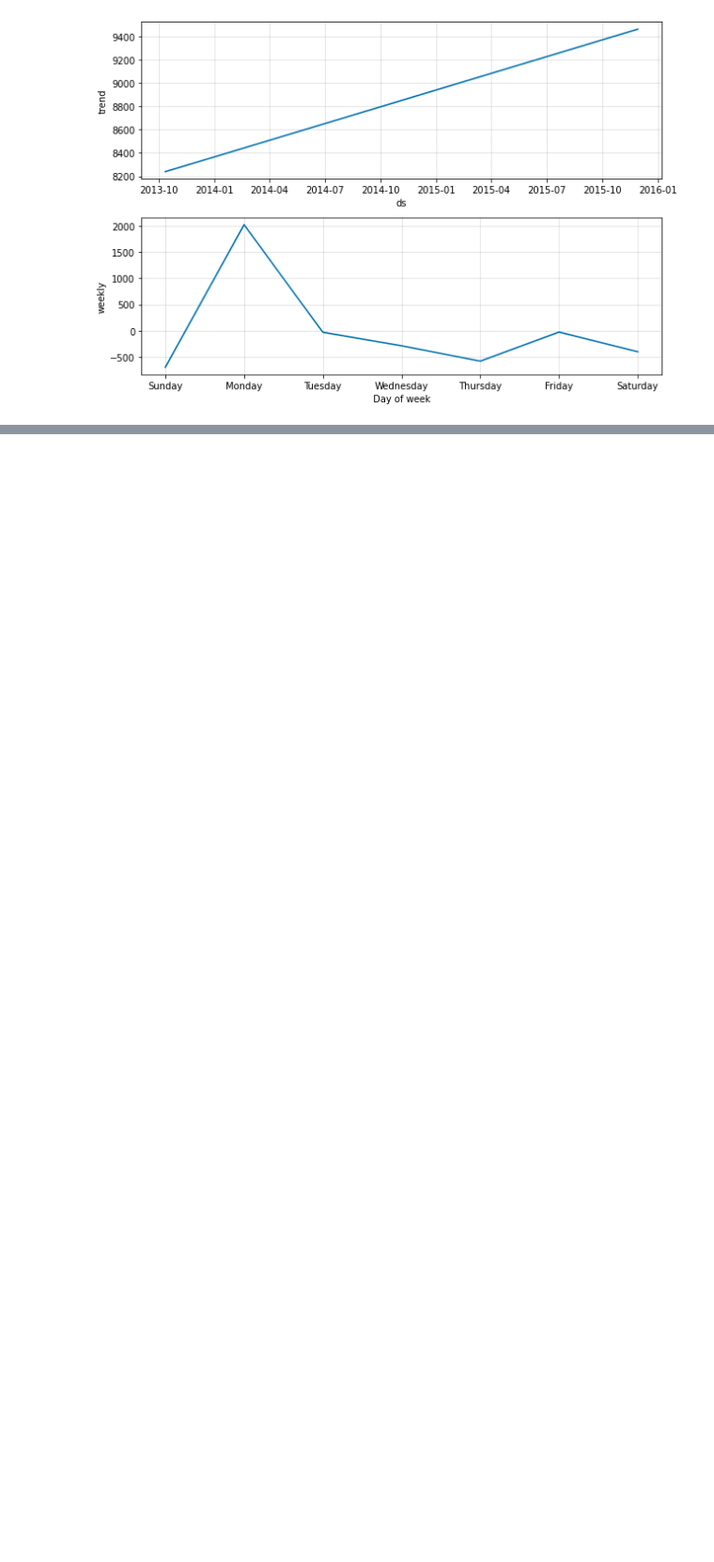
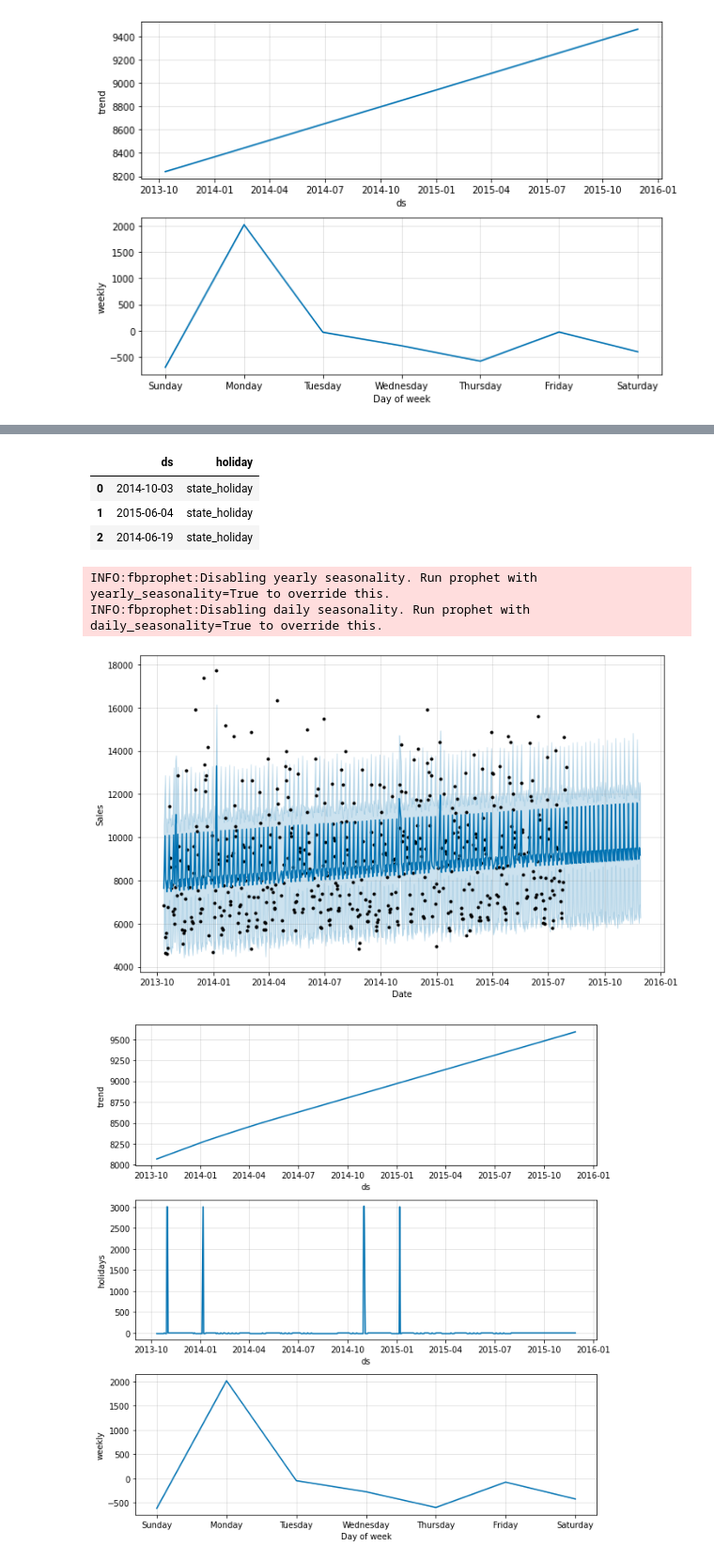
Before and after one commit to clauband21/Sales-Predictions-with-fbprophet, a Jupyter notebook: Sales_Forecasting_with_Facebook_Prophet.ipynb, the cells around one changed output, grey strips where cells are left out. Shown at 94% size. Drawn from its saved outputs; the diff is of its cells as text; code cells hidden in the pictures; blank space fills up the shorter version.

```diff
--- a/Sales_Forecasting_with_Facebook_Prophet.ipynb
+++ b/Sales_Forecasting_with_Facebook_Prophet.ipynb
@@ -465,0 +486,43 @@ ax2 = model.plot_components(predictions)
+# %%
+# Concatenate both holidays
+
+holidays_all = pd.concat((state_holidays,school_holidays))
+holidays_all.head(3)
+# %% [output]
+|  | ds | holiday |
+| 0 | 2014-10-03 | state_holiday |
+| 1 | 2015-06-04 | state_holiday |
+| 2 | 2014-06-19 | state_holiday |
+# %%
+# Predictions
+
+# Creating a df with sales data from one specific store and period, considering the holidays:
+
+selected_store = 250
+periods = 120  #future days
+holidays = holidays_all
+
+sales_store = all_dataset[all_dataset['Store'] == selected_store]
+
+# For the fbprophet, df must have columns "ds" and "y" with the dates and values respectively.
+
+sales_store = sales_store[['Date', 'Sales']].rename(columns = {'Date' : 'ds', 'Sales' : 'y'})
+sales_store = sales_store.sort_values('ds')
+
+# Training the model and predicting for this specific store
+
+model = Prophet(holidays=holidays_all)
+model.fit(sales_store)
+future_df = model.make_future_dataframe(periods = periods)
+predictions = model.predict(future_df)
+# %% [output]
+INFO:fbprophet:Disabling yearly seasonality. Run prophet with yearly_seasonality=True to override this.
+INFO:fbprophet:Disabling daily seasonality. Run prophet with daily_seasonality=True to override this.
+# %%
+# Plotting the result
+
+ax = model.plot(predictions, xlabel = 'Date', ylabel = 'Sales')
+ax2 = model.plot_components(predictions)
+# %% [output]
+[figure, added]
+[figure, added]
```
Also changed, not shown: parts of 2 cells of this notebook.
